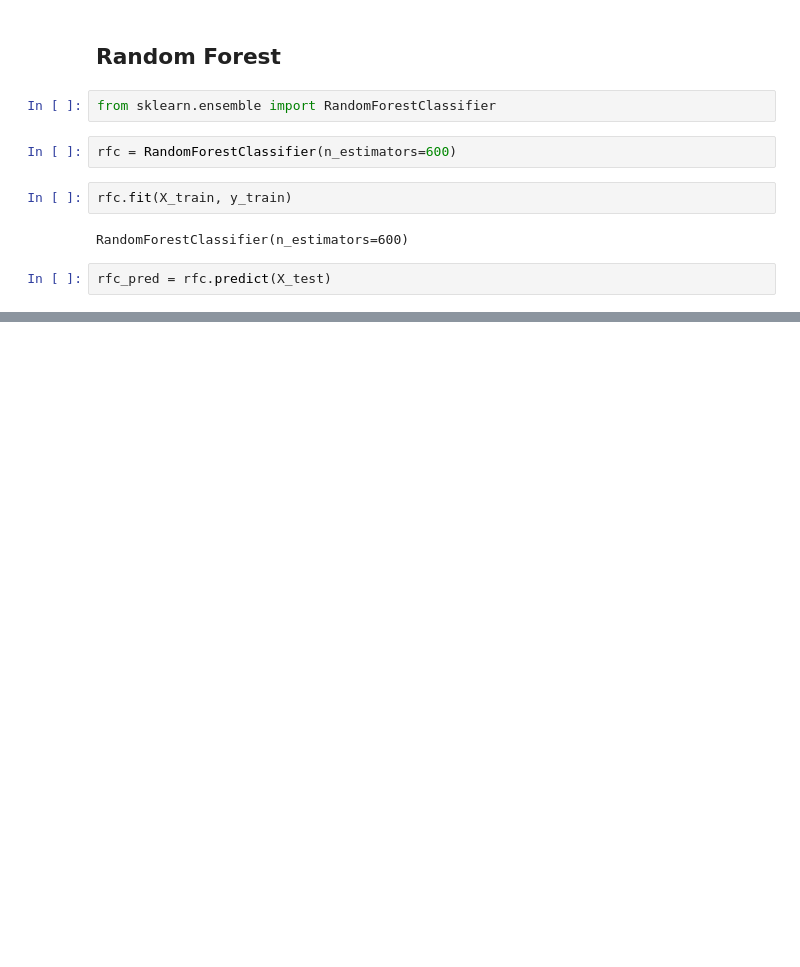
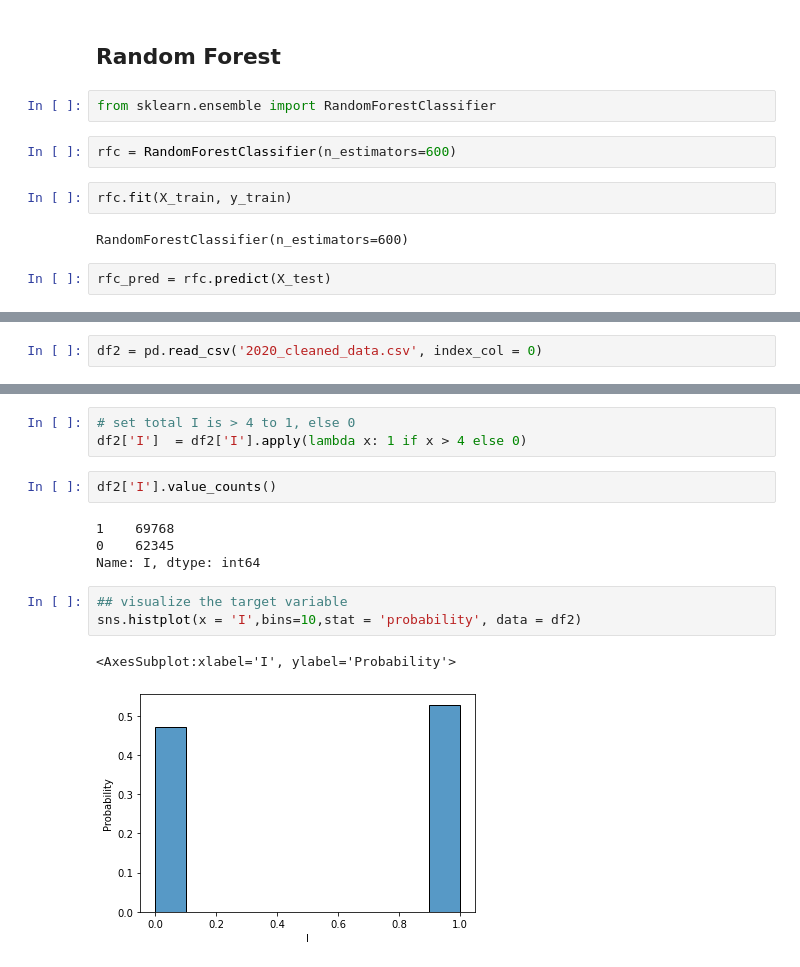
Before and after one commit to OU-DISC/FAA-Pliot-License-Renewal-Forecasting, a Jupyter notebook: FAA Project (2019 & 2020 Data).ipynb, the cells around one changed output, grey strips where cells are left out. Drawn from its saved outputs; the diff is of its cells as text; blank space fills up the shorter version.

```diff
--- a/FAA Project (2019 & 2020 Data).ipynb
+++ b/FAA Project (2019 & 2020 Data).ipynb
@@ -1559,0 +1495,2 @@ Name: Circulatory System(I), dtype: int64
+# %%
+df2 = pd.read_csv('2020_cleaned_data.csv', index_col = 0)
@@ -1559,0 +1506,15 @@ Name: Circulatory System(I), dtype: int64
+# %%
+# set total I is > 4 to 1, else 0
+df2['I']  = df2['I'].apply(lambda x: 1 if x > 4 else 0)
+# %%
+df2['I'].value_counts()
+# %% [output]
+1    69768
+0    62345
+Name: I, dtype: int64
+# %%
+## visualize the target variable
+sns.histplot(x = 'I',bins=10,stat = 'probability', data = df2)
+# %% [output]
+<AxesSubplot:xlabel='I', ylabel='Probability'>
+[figure, added]
```
Also changed, not shown: parts of 80 cells of this notebook.
